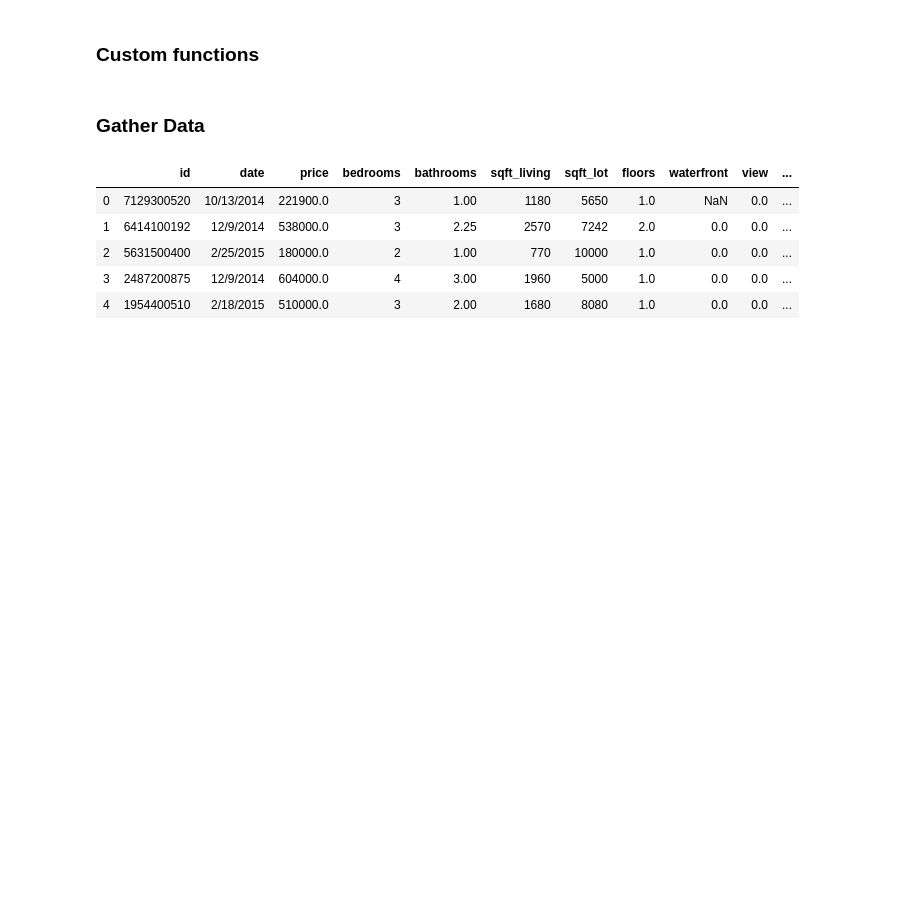
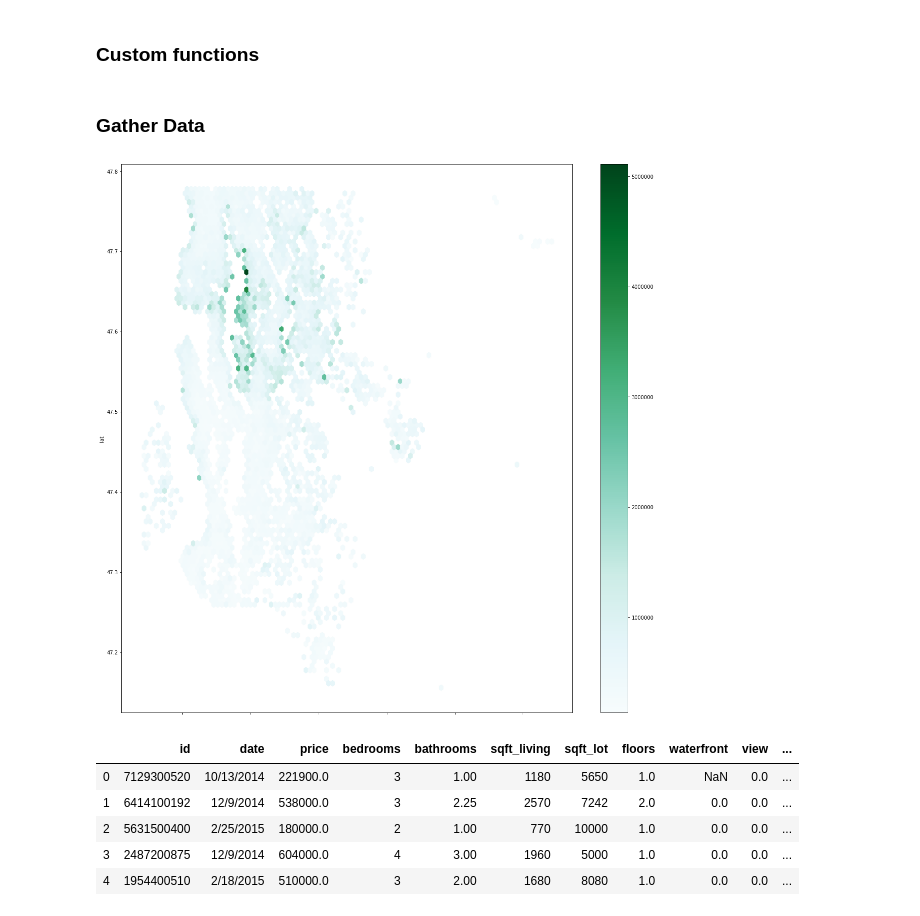
Before and after one commit to erdosn/dsc-v2-mod1-final-project-data-science, a Jupyter notebook: student.ipynb, the cells around one changed output. Saved outputs shown, nothing was run; the diff lists cells and outputs as text; code cells hidden in the pictures; blank space fills up the shorter version.

```diff
--- a/student.ipynb
+++ b/student.ipynb
@@ -37,3 +37,7 @@ def check_only_one_floor(val):
 ### Gather Data
 # %%
 df = pd.read_csv("kc_house_data.csv")
+# %%
+hexbin = df.plot.hexbin(x='long', y='lat', C='price', figsize=(20, 20))
+# %% [output]
+[figure, added]
```
Also changed, not shown: parts of 2 cells of this notebook, 3 other files.
